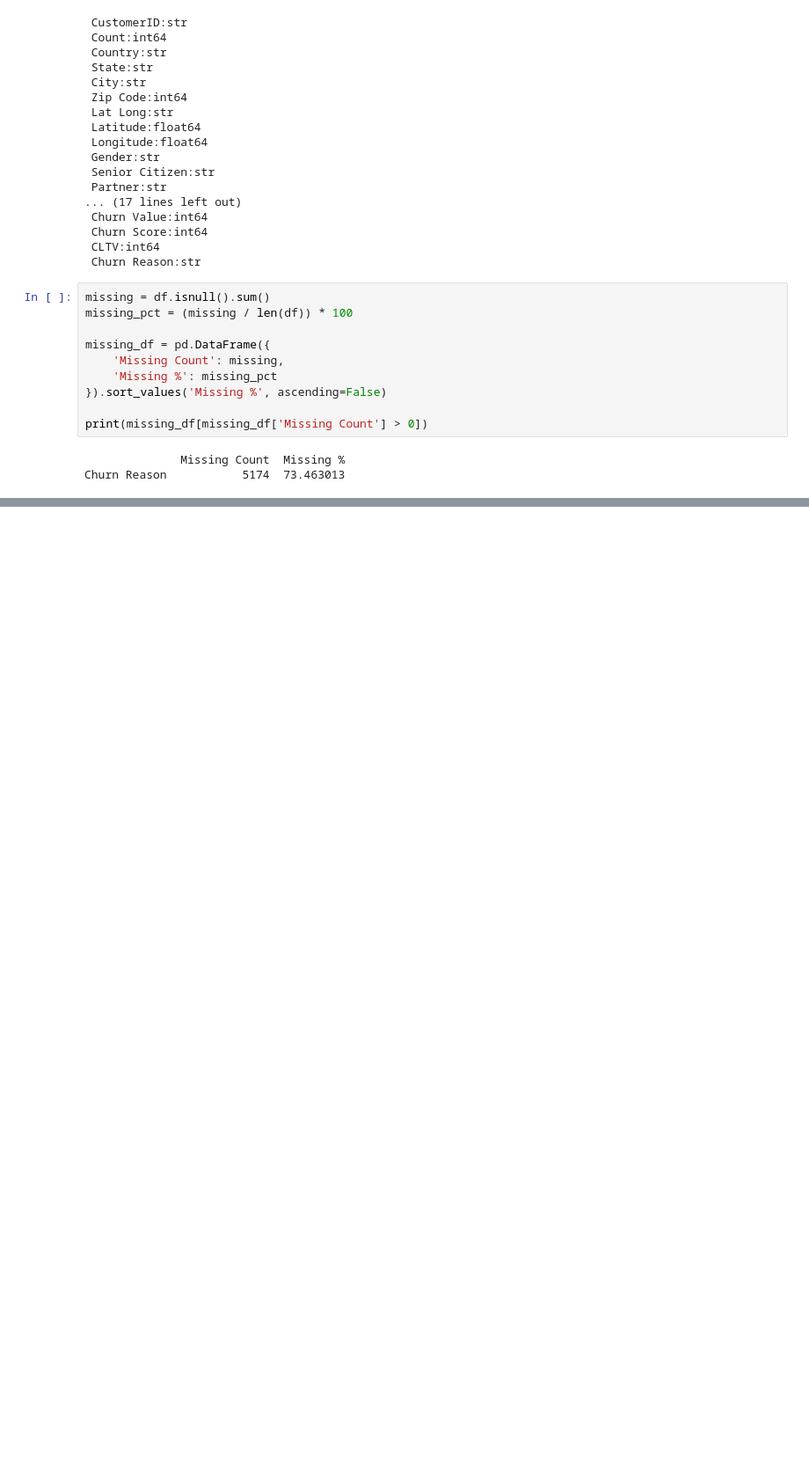
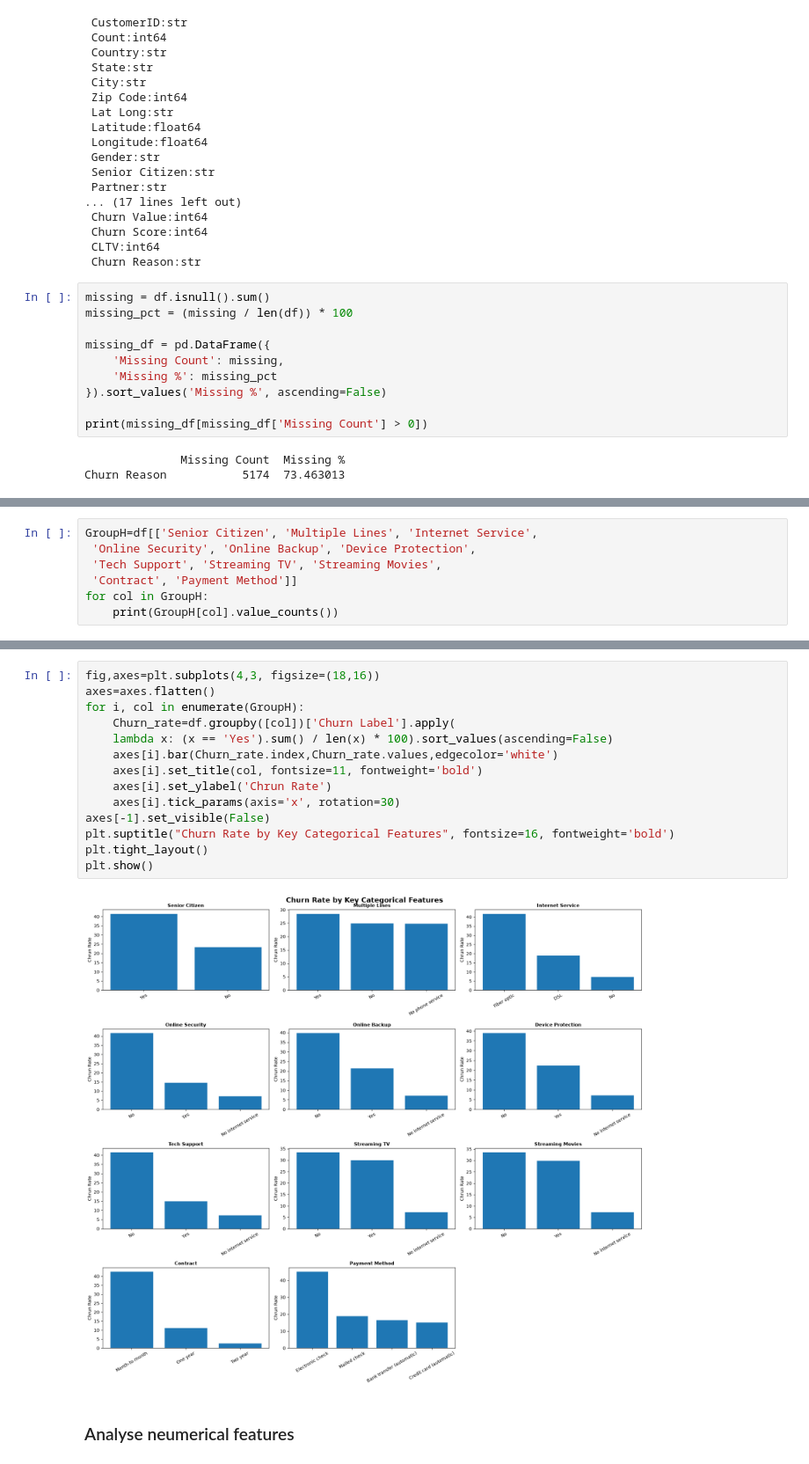
Before and after one commit to mahmood-ali-khan/Customer-churn-mlops, a Jupyter notebook: notebooks/01_EDA.ipynb, the cells around one changed output, grey strips where cells are left out. Shown at 88% size. Cells and saved outputs as stored; diff of their text form; blank space fills up the shorter version.

```diff
--- a/notebooks/01_EDA.ipynb
+++ b/notebooks/01_EDA.ipynb
@@ -88,0 +161,7 @@ Name: count, dtype: int64
+# %%
+GroupH=df[['Senior Citizen', 'Multiple Lines', 'Internet Service',
+ 'Online Security', 'Online Backup', 'Device Protection',
+ 'Tech Support', 'Streaming TV', 'Streaming Movies',
+ 'Contract', 'Payment Method']]
+for col in GroupH:
+    print(GroupH[col].value_counts())
@@ -88,0 +186,18 @@ Name: count, dtype: int64
+# %%
+fig,axes=plt.subplots(4,3, figsize=(18,16))
+axes=axes.flatten()
+for i, col in enumerate(GroupH):
+    Churn_rate=df.groupby([col])['Churn Label'].apply(
+    lambda x: (x == 'Yes').sum() / len(x) * 100).sort_values(ascending=False)
+    axes[i].bar(Churn_rate.index,Churn_rate.values,edgecolor='white')
+    axes[i].set_title(col, fontsize=11, fontweight='bold')
+    axes[i].set_ylabel('Chrun Rate')
+    axes[i].tick_params(axis='x', rotation=30)
+axes[-1].set_visible(False)
+plt.suptitle("Churn Rate by Key Categorical Features", fontsize=16, fontweight='bold')
+plt.tight_layout()
+plt.show()
+# %% [output]
+[figure, added]
+# %% [markdown]
+### Analyse neumerical features
```
Also changed, not shown: parts of 25 cells of this notebook.
